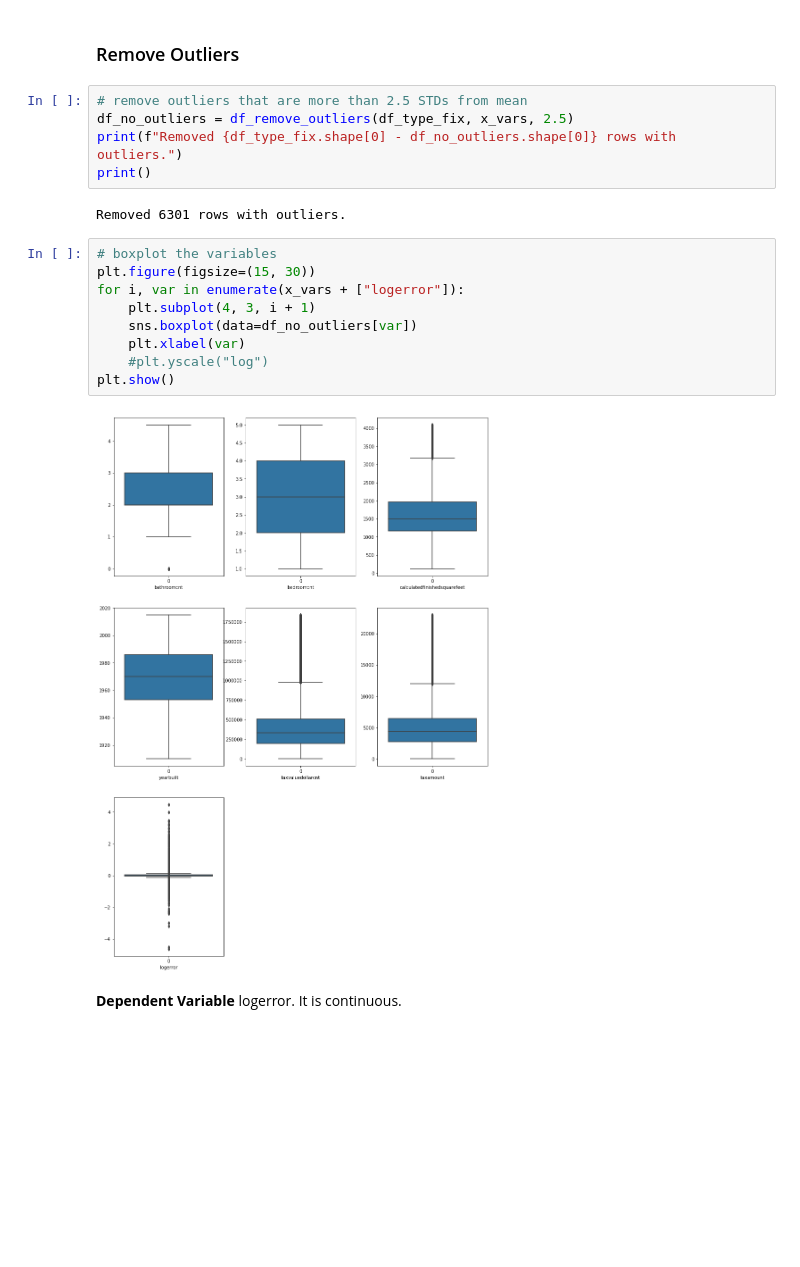
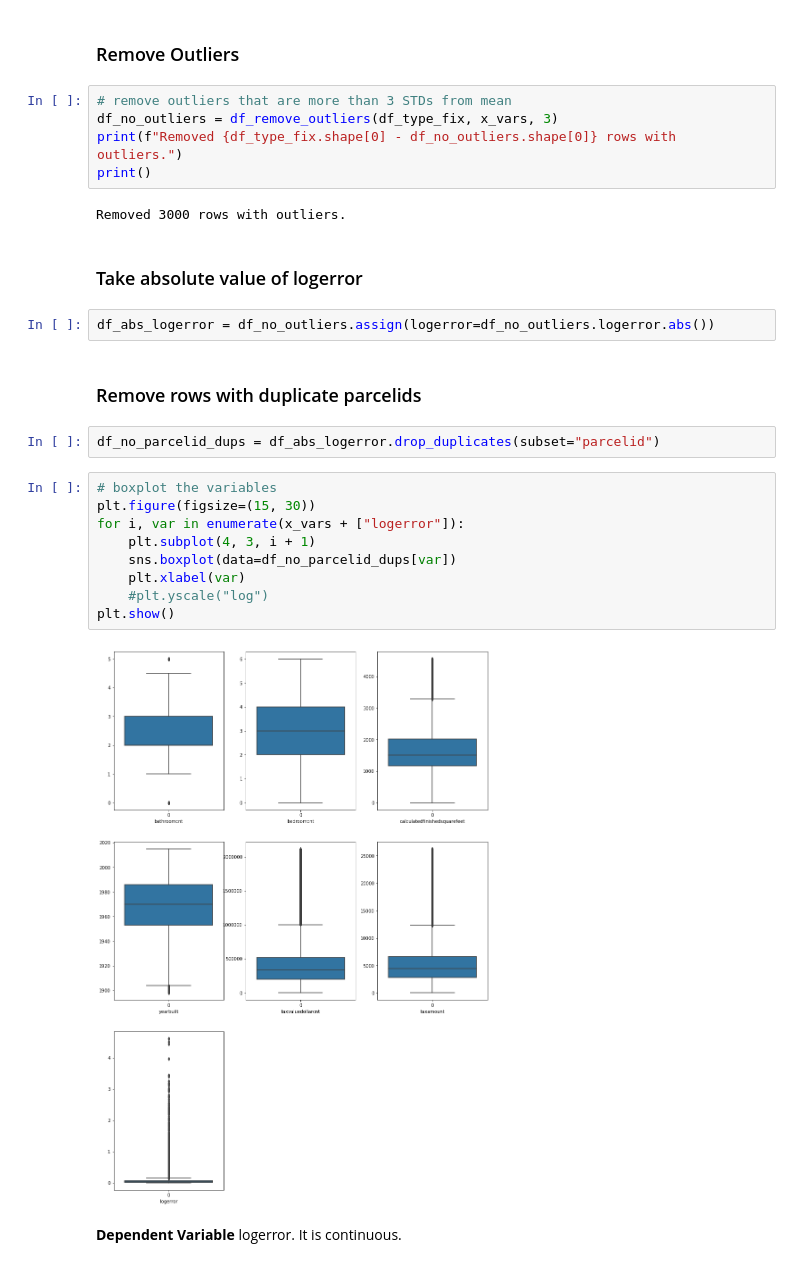
Before and after one commit to mpmoran/codeup-ds-projects, a Jupyter notebook: Regression_Proj_MichaelMoran.ipynb, the cells around one changed output. Saved outputs shown, nothing was run; the diff lists cells and outputs as text; blank space fills up the shorter version.

```diff
--- a/Regression_Proj_MichaelMoran.ipynb
+++ b/Regression_Proj_MichaelMoran.ipynb
@@ -564,23 +650,31 @@ x_vars = ["bathroomcnt", "bedroomcnt", "calculatedfinishedsquarefeet", "yearbuil
 # %% [markdown]
 ### Remove Outliers
 # %%
-# remove outliers that are more than 2.5 STDs from mean
-df_no_outliers = df_remove_outliers(df_type_fix, x_vars, 2.5)
+# remove outliers that are more than 3 STDs from mean
+df_no_outliers = df_remove_outliers(df_type_fix, x_vars, 3)
 print(f"Removed {df_type_fix.shape[0] - df_no_outliers.shape[0]} rows with outliers.")
 print()
 # %% [output]
-Removed 6301 rows with outliers.
+Removed 3000 rows with outliers.
+# %% [markdown]
+### Take absolute value of logerror
+# %%
+df_abs_logerror = df_no_outliers.assign(logerror=df_no_outliers.logerror.abs())
+# %% [markdown]
+### Remove rows with duplicate parcelids
+# %%
+df_no_parcelid_dups = df_abs_logerror.drop_duplicates(subset="parcelid")
 # %%
 # boxplot the variables
 plt.figure(figsize=(15, 30))
 for i, var in enumerate(x_vars + ["logerror"]):
     plt.subplot(4, 3, i + 1)
-    sns.boxplot(data=df_no_outliers[var])
+    sns.boxplot(data=df_no_parcelid_dups[var])
     plt.xlabel(var)
     #plt.yscale("log")
 plt.show()
 # %% [output]
-[figure, old version]
+[figure, new version]
 # %% [markdown]
 **Dependent Variable**
 logerror. It is continuous.
```
Also changed, not shown: parts of 61 cells of this notebook.
